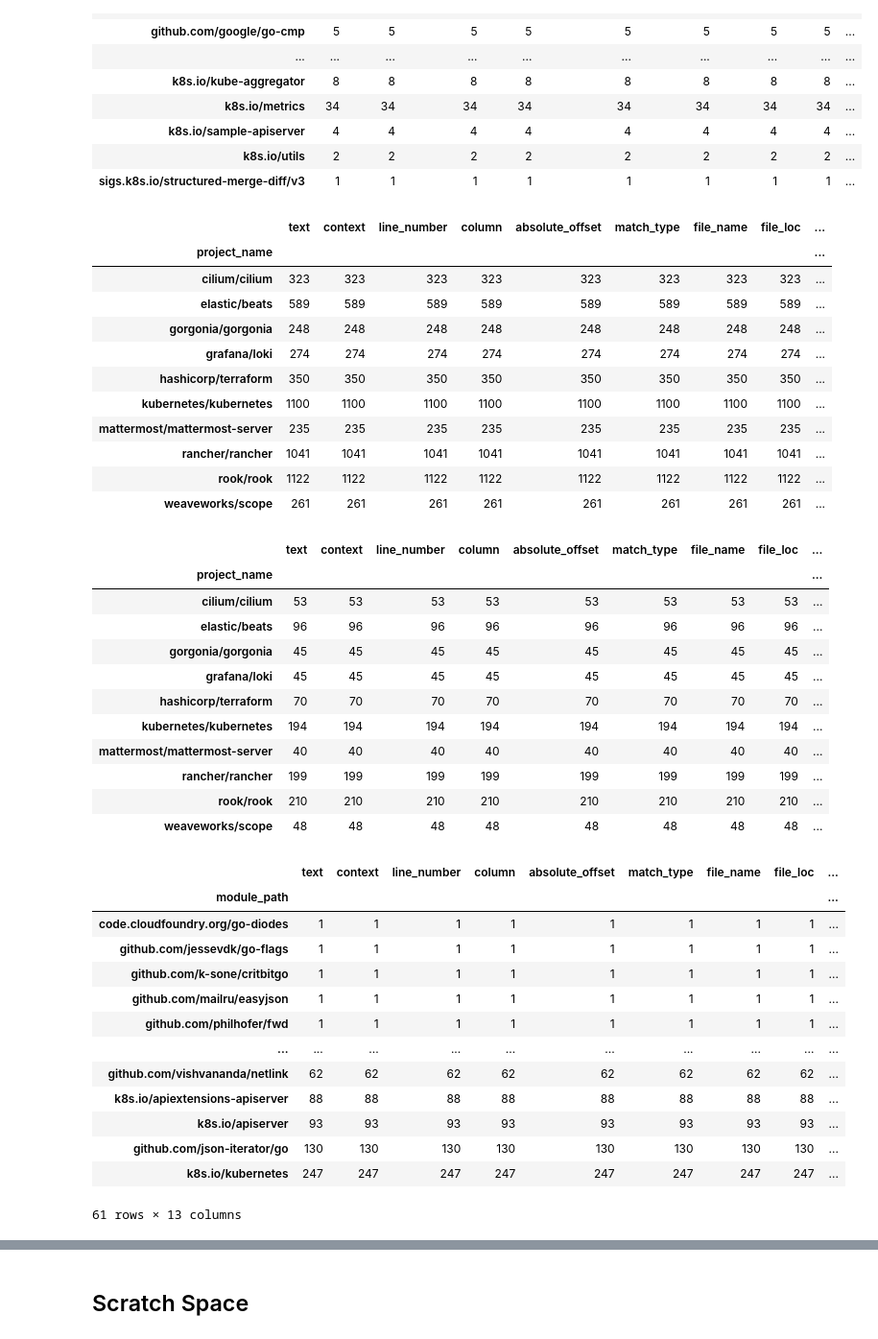
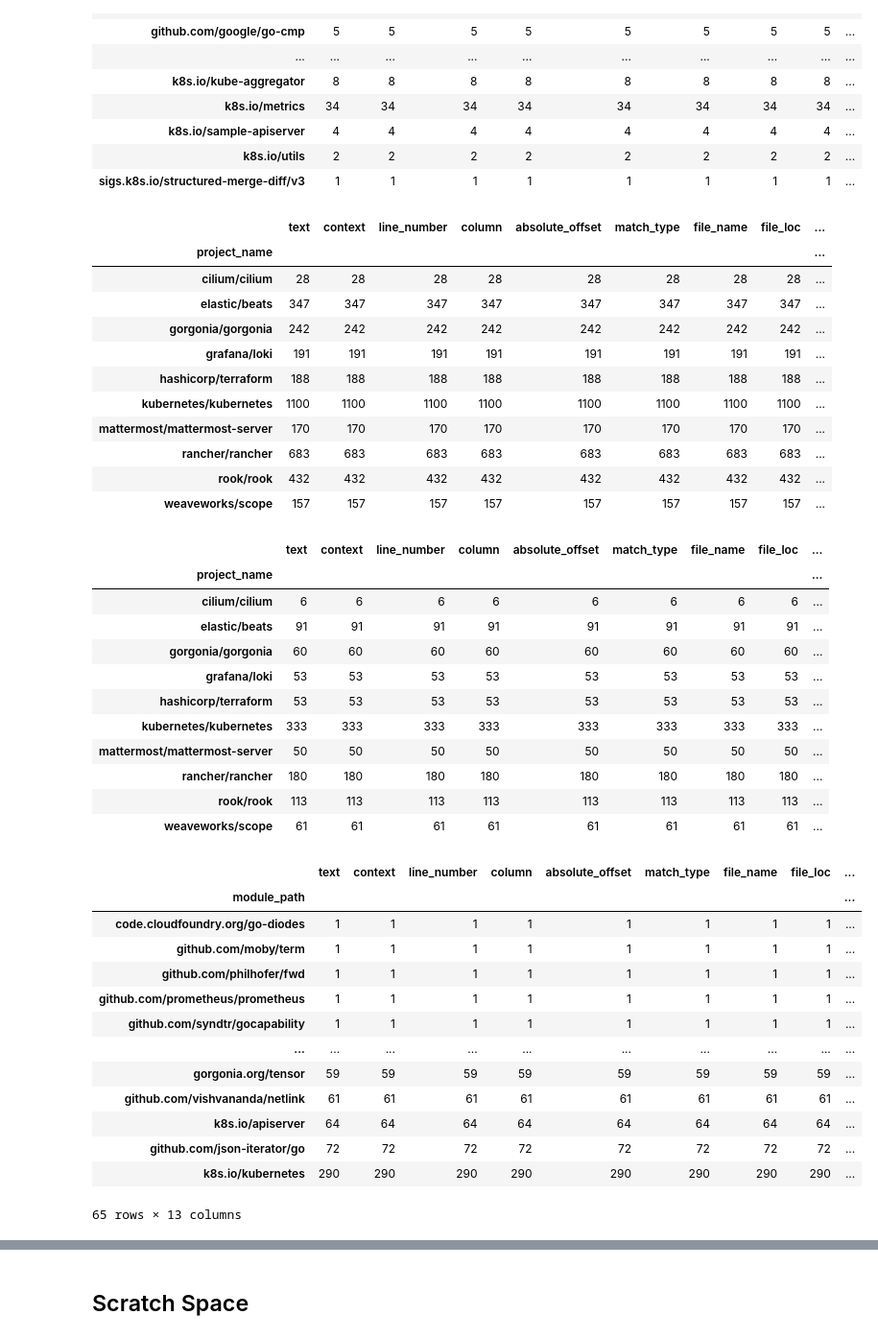
Before and after one commit to jlauinger/master-of-science, a Jupyter notebook: code/data-survey/analysis/data-exploration.ipynb, the cells around one changed output, grey strips where cells are left out. Shown at 96% size. Saved outputs shown, nothing was run; the diff lists cells and outputs as text; code cells hidden in the pictures.

Commit message:
analysis: add fixed sampling (without duplicates) of data for manual classification

```diff
--- a/code/data-survey/analysis/data-exploration.ipynb
+++ b/code/data-survey/analysis/data-exploration.ipynb
@@ -1997,68 +1997,68 @@ grep_df\
     .where(grep_df['module_path']!='std').dropna()\
     .where(grep_df['module_path']!='golang.org/x/sys').dropna()\
     .where(grep_df['project_name'].isin(study_projects)).dropna()\
-    .drop_duplicates(subset=['module_path', 'module_version', 'package_import_path', 'file_name', 'line_number']).dropna()\
+    .drop_duplicates(subset=['module_path', 'package_import_path', 'file_name', 'line_number']).dropna()\
     .groupby('project_name').count()
 # %% [output]
 |  | text | context | line_number | column | absolute_offset | match_type | file_name | file_loc | ... |
 | project_name |  |  |  |  |  |  |  |  | ... |
-| cilium/cilium | 323 | 323 | 323 | 323 | 323 | 323 | 323 | 323 | ... |
-| elastic/beats | 589 | 589 | 589 | 589 | 589 | 589 | 589 | 589 | ... |
-| gorgonia/gorgonia | 248 | 248 | 248 | 248 | 248 | 248 | 248 | 248 | ... |
-| grafana/loki | 274 | 274 | 274 | 274 | 274 | 274 | 274 | 274 | ... |
-| hashicorp/terraform | 350 | 350 | 350 | 350 | 350 | 350 | 350 | 350 | ... |
+| cilium/cilium | 28 | 28 | 28 | 28 | 28 | 28 | 28 | 28 | ... |
+| elastic/beats | 347 | 347 | 347 | 347 | 347 | 347 | 347 | 347 | ... |
+| gorgonia/gorgonia | 242 | 242 | 242 | 242 | 242 | 242 | 242 | 242 | ... |
+| grafana/loki | 191 | 191 | 191 | 191 | 191 | 191 | 191 | 191 | ... |
+| hashicorp/terraform | 188 | 188 | 188 | 188 | 188 | 188 | 188 | 188 | ... |
 | kubernetes/kubernetes | 1100 | 1100 | 1100 | 1100 | 1100 | 1100 | 1100 | 1100 | ... |
-| mattermost/mattermost-server | 235 | 235 | 235 | 235 | 235 | 235 | 235 | 235 | ... |
-| rancher/rancher | 1041 | 1041 | 1041 | 1041 | 1041 | 1041 | 1041 | 1041 | ... |
-| rook/rook | 1122 | 1122 | 1122 | 1122 | 1122 | 1122 | 1122 | 1122 | ... |
-| weaveworks/scope | 261 | 261 | 261 | 261 | 261 | 261 | 261 | 261 | ... |
+| mattermost/mattermost-server | 170 | 170 | 170 | 170 | 170 | 170 | 170 | 170 | ... |
+| rancher/rancher | 683 | 683 | 683 | 683 | 683 | 683 | 683 | 683 | ... |
+| rook/rook | 432 | 432 | 432 | 432 | 432 | 432 | 432 | 432 | ... |
+| weaveworks/scope | 157 | 157 | 157 | 157 | 157 | 157 | 157 | 157 | ... |
 # %%
 grep_df\
     .where(grep_df['match_type']=='unsafe.Pointer').dropna()\
     .where(grep_df['module_path']!='std').dropna()\
     .where(grep_df['module_path']!='golang.org/x/sys').dropna()\
     .where(grep_df['project_name'].isin(study_projects)).dropna()\
-    .drop_duplicates(subset=['module_path', 'module_version', 'package_import_path', 'file_name', 'line_number']).dropna()\
+    .drop_duplicates(subset=['module_path', 'package_import_path', 'file_name', 'line_number']).dropna()\
     .sample(n=1000, random_state=1)\
     .groupby('project_name').count()
 # %% [output]
 |  | text | context | line_number | column | absolute_offset | match_type | file_name | file_loc | ... |
 | project_name |  |  |  |  |  |  |  |  | ... |
-| cilium/cilium | 53 | 53 | 53 | 53 | 53 | 53 | 53 | 53 | ... |
-| elastic/beats | 96 | 96 | 96 | 96 | 96 | 96 | 96 | 96 | ... |
-| gorgonia/gorgonia | 45 | 45 | 45 | 45 | 45 | 45 | 45 | 45 | ... |
-| grafana/loki | 45 | 45 | 45 | 45 | 45 | 45 | 45 | 45 | ... |
-| hashicorp/terraform | 70 | 70 | 70 | 70 | 70 | 70 | 70 | 70 | ... |
-| kubernetes/kubernetes | 194 | 194 | 194 | 194 | 194 | 194 | 194 | 194 | ... |
-| mattermost/mattermost-server | 40 | 40 | 40 | 40 | 40 | 40 | 40 | 40 | ... |
-| rancher/rancher | 199 | 199 | 199 | 199 | 199 | 199 | 199 | 199 | ... |
-| rook/rook | 210 | 210 | 210 | 210 | 210 | 210 | 210 | 210 | ... |
-| weaveworks/scope | 48 | 48 | 48 | 48 | 48 | 48 | 48 | 48 | ... |
+| cilium/cilium | 6 | 6 | 6 | 6 | 6 | 6 | 6 | 6 | ... |
+| elastic/beats | 91 | 91 | 91 | 91 | 91 | 91 | 91 | 91 | ... |
+| gorgonia/gorgonia | 60 | 60 | 60 | 60 | 60 | 60 | 60 | 60 | ... |
+| grafana/loki | 53 | 53 | 53 | 53 | 53 | 53 | 53 | 53 | ... |
+| hashicorp/terraform | 53 | 53 | 53 | 53 | 53 | 53 | 53 | 53 | ... |
+| kubernetes/kubernetes | 333 | 333 | 333 | 333 | 333 | 333 | 333 | 333 | ... |
+| mattermost/mattermost-server | 50 | 50 | 50 | 50 | 50 | 50 | 50 | 50 | ... |
+| rancher/rancher | 180 | 180 | 180 | 180 | 180 | 180 | 180 | 180 | ... |
+| rook/rook | 113 | 113 | 113 | 113 | 113 | 113 | 113 | 113 | ... |
+| weaveworks/scope | 61 | 61 | 61 | 61 | 61 | 61 | 61 | 61 | ... |
 # %%
 grep_df\
     .where(grep_df['match_type']=='unsafe.Pointer').dropna()\
     .where(grep_df['module_path']!='std').dropna()\
     .where(grep_df['module_path']!='golang.org/x/sys').dropna()\
     .where(grep_df['project_name'].isin(study_projects)).dropna()\
-    .drop_duplicates(subset=['module_path', 'module_version', 'package_import_path', 'file_name', 'line_number']).dropna()\
+    .drop_duplicates(subset=['module_path', 'package_import_path', 'file_name', 'line_number']).dropna()\
     .sample(n=1000, random_state=1)\
     .groupby('module_path').count()\
     .sort_values(by='line_number')
 # %% [output]
 |  | text | context | line_number | column | absolute_offset | match_type | file_name | file_loc | ... |
 | module_path |  |  |  |  |  |  |  |  | ... |
 | code.cloudfoundry.org/go-diodes | 1 | 1 | 1 | 1 | 1 | 1 | 1 | 1 | ... |
-| github.com/jessevdk/go-flags | 1 | 1 | 1 | 1 | 1 | 1 | 1 | 1 | ... |
-| github.com/k-sone/critbitgo | 1 | 1 | 1 | 1 | 1 | 1 | 1 | 1 | ... |
-| github.com/mailru/easyjson | 1 | 1 | 1 | 1 | 1 | 1 | 1 | 1 | ... |
+| github.com/moby/term | 1 | 1 | 1 | 1 | 1 | 1 | 1 | 1 | ... |
 | github.com/philhofer/fwd | 1 | 1 | 1 | 1 | 1 | 1 | 1 | 1 | ... |
+| github.com/prometheus/prometheus | 1 | 1 | 1 | 1 | 1 | 1 | 1 | 1 | ... |
+| github.com/syndtr/gocapability | 1 | 1 | 1 | 1 | 1 | 1 | 1 | 1 | ... |
 | ... | ... | ... | ... | ... | ... | ... | ... | ... | ... |
-| github.com/vishvananda/netlink | 62 | 62 | 62 | 62 | 62 | 62 | 62 | 62 | ... |
-| k8s.io/apiextensions-apiserver | 88 | 88 | 88 | 88 | 88 | 88 | 88 | 88 | ... |
-| k8s.io/apiserver | 93 | 93 | 93 | 93 | 93 | 93 | 93 | 93 | ... |
-| github.com/json-iterator/go | 130 | 130 | 130 | 130 | 130 | 130 | 130 | 130 | ... |
-| k8s.io/kubernetes | 247 | 247 | 247 | 247 | 247 | 247 | 247 | 247 | ... |
+| gorgonia.org/tensor | 59 | 59 | 59 | 59 | 59 | 59 | 59 | 59 | ... |
+| github.com/vishvananda/netlink | 61 | 61 | 61 | 61 | 61 | 61 | 61 | 61 | ... |
+| k8s.io/apiserver | 64 | 64 | 64 | 64 | 64 | 64 | 64 | 64 | ... |
+| github.com/json-iterator/go | 72 | 72 | 72 | 72 | 72 | 72 | 72 | 72 | ... |
+| k8s.io/kubernetes | 290 | 290 | 290 | 290 | 290 | 290 | 290 | 290 | ... |
-61 rows × 13 columns
+65 rows × 13 columns
 # %%
 sampled_usages_app = grep_df\
     .where(grep_df['match_type']=='unsafe.Pointer').dropna()\
```
Also changed, not shown: parts of 16 cells of this notebook.
